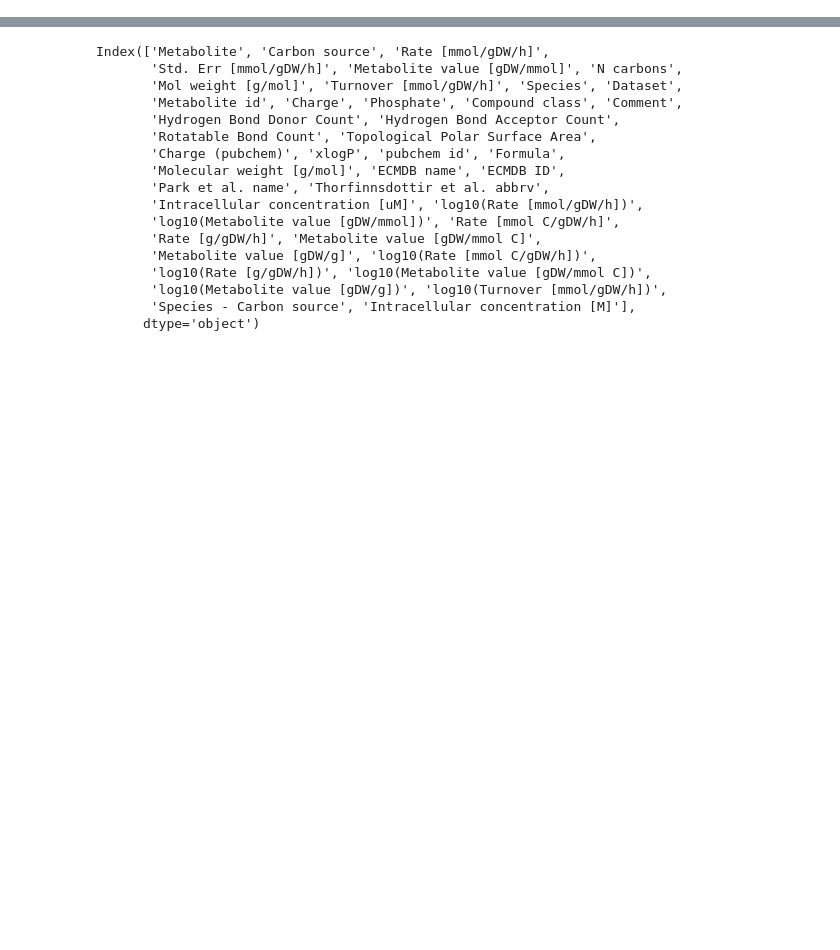
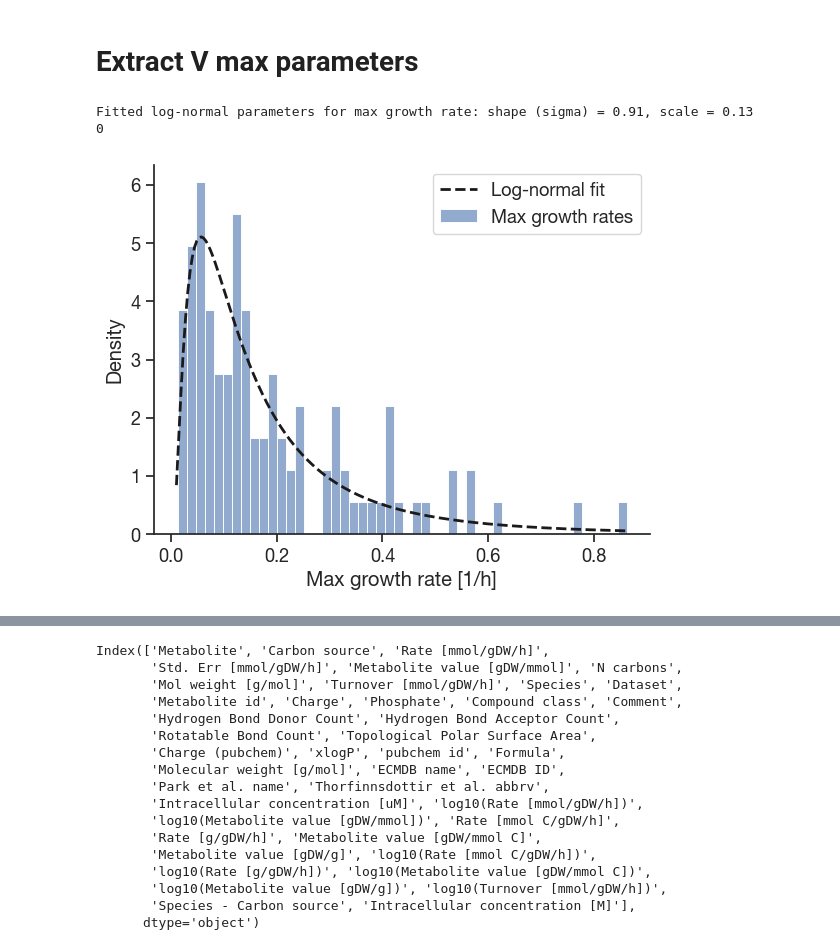
Before and after one commit to sulheim/coexistence, a Jupyter notebook: notebooks/6_CRM/6A_extract_parameters.ipynb, the cells around one changed output, grey strips where cells are left out. Saved outputs shown, nothing was run; the diff lists cells and outputs as text; code cells hidden in the pictures; blank space fills up the shorter version.

```diff
--- a/notebooks/6_CRM/6A_extract_parameters.ipynb
+++ b/notebooks/6_CRM/6A_extract_parameters.ipynb
@@ -13,3 +13,32 @@ repo_folder = Path("../..")
 data_folder = repo_folder / "data" / "6_CRM"
 figure_folder = repo_folder / "Figures" / "6_CRM"
 figure_folder.mkdir(parents=True, exist_ok=True)
+# %% [markdown]
+# Extract V max parameters
+# %%
+gp_folder = repo_folder / "data" / "1_growth_phenotyping"
+fn_growth_data = gp_folder / "fitted_growth_parameters.csv"
+df_growth = pd.read_csv(fn_growth_data, index_col=0)
+# %%
+idx = df_growth['max_growth_rate'] > 0
+growth_rates = df_growth.loc[idx, 'max_growth_rate']
+uptake_rates = 10 * growth_rates  # Assume a yield of 0.1 gDW/mmol substrate
+
+fit = st.lognorm.fit(growth_rates, floc=0) #floc=0 - No negative values
+# fit = st.gamma.fit(df_growth.loc[idx, 'max_growth_rate'], floc=0)
+shape, loc, scale = fit
+sns.histplot(x = growth_rates, bins=50, stat='density', alpha=0.6, color='C0', edgecolor='w', label = 'Max growth rates')
+x = np.linspace(0.01, growth_rates.max(), 200)
+pdf = st.lognorm.pdf(x, shape, loc=loc, scale=scale)
+plt.plot(x, pdf, 'k--', linewidth=2,  label = 'Log-normal fit')
+plt.legend()
+plt.xlabel('Max growth rate [1/h]')
+plt.ylabel('Density')
+sns.despine()
+plt.savefig(figure_folder / "max_growth_rate_distribution.pdf", bbox_inches='tight')
+print(f"Fitted log-normal parameters for max growth rate: shape (sigma) = {shape:.2f}, scale = {scale:.2f}")
+print(loc)
+# %% [output]
+Fitted log-normal parameters for max growth rate: shape (sigma) = 0.91, scale = 0.13
+0
+[figure, added]
```
Also changed, not shown: parts of 4 cells of this notebook, 6 other files.
